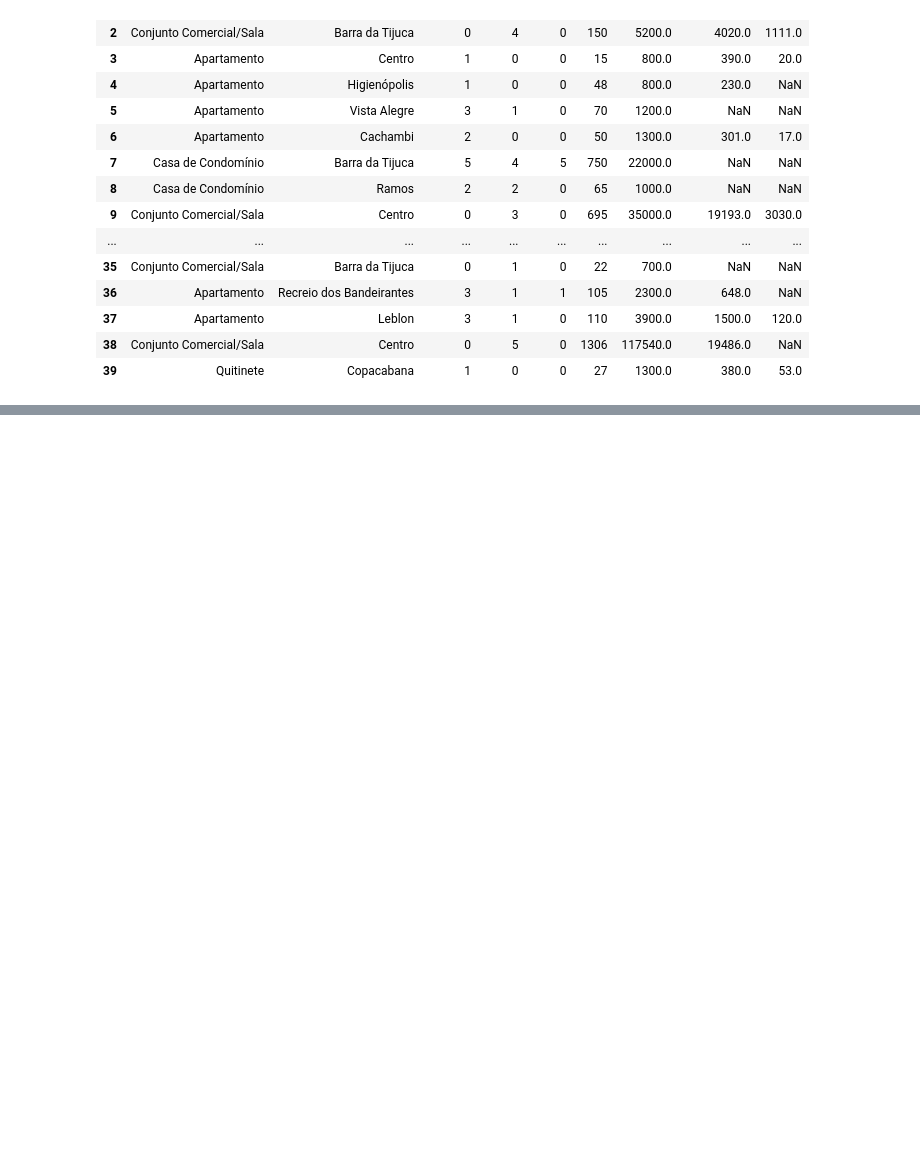
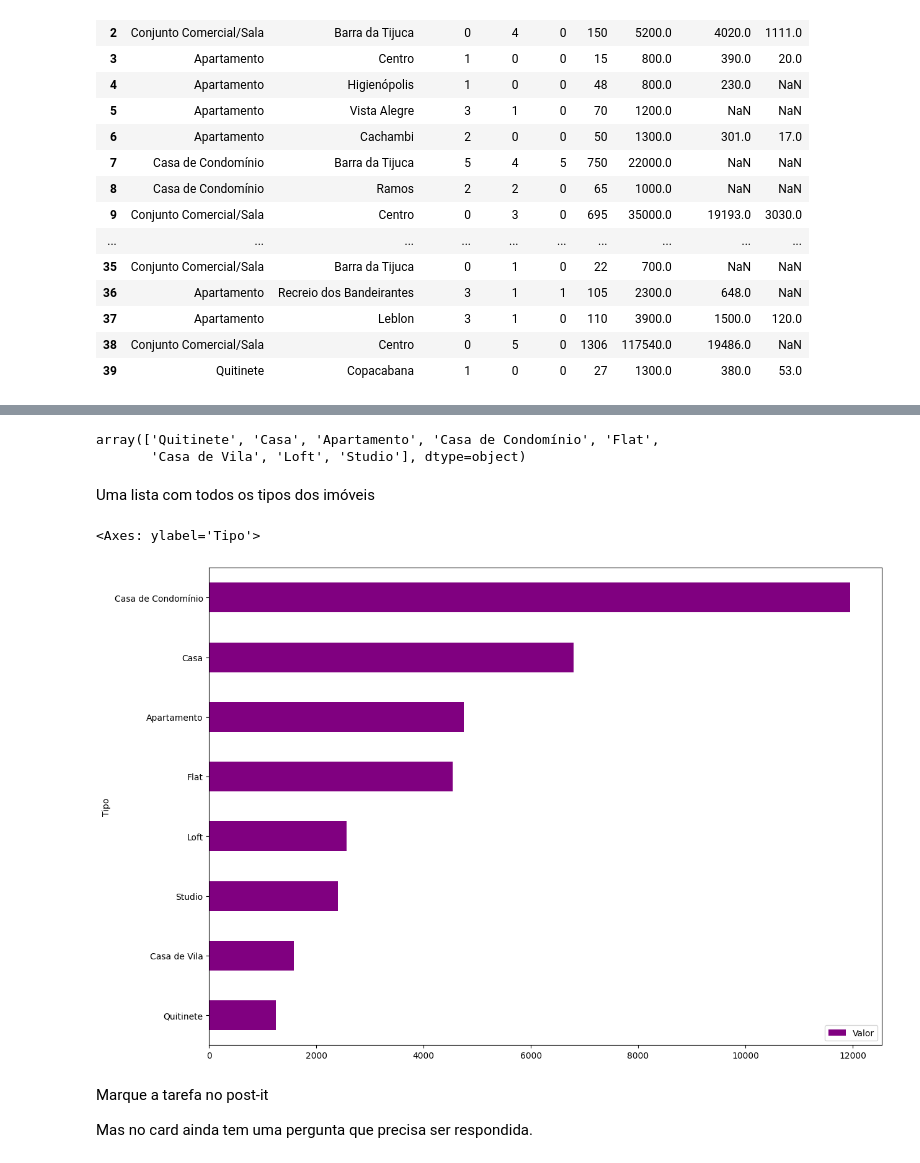
Before and after one commit to GabrielGitOLMD/semanaDataCiense, a Jupyter notebook: nivelzero.ipynb, the cells around one changed output, grey strips where cells are left out. Cells and saved outputs as stored; diff of their text form; code cells hidden in the pictures; blank space fills up the shorter version.

```diff
--- a/nivelzero.ipynb
+++ b/nivelzero.ipynb
@@ -587,0 +743,5 @@ df[35:38]
+# %%
+# vamos salvar em uma variável
+
+df = dados.query("@imoveis_comerciais not in Tipo")
+df.head()
@@ -587,0 +755,24 @@ df[35:38]
+# %%
+df.Tipo.unique()
+# %% [output]
+array(['Quitinete', 'Casa', 'Apartamento', 'Casa de Condomínio', 'Flat',
+       'Casa de Vila', 'Loft', 'Studio'], dtype=object)
+# %% [markdown]
+Uma lista com todos os tipos dos imóveis
+# %%
+# Vamos plotar um gráfico - crie uma variável para receber o dataframe
+
+# Vamos plotar um gráfico - crie uma variável para receber o dataframe
+
+df_preco_tipo = df.groupby('Tipo')[['Valor']].mean().sort_values('Valor')
+
+# Vou plotar agora...
+
+df_preco_tipo.plot(kind='barh',figsize=(14,10),color='purple')
+# %% [output]
+<Axes: ylabel='Tipo'>
+[figure, added]
+# %% [markdown]
+Marque a tarefa no post-it
+
+Mas no card ainda tem uma pergunta que precisa ser respondida.
```
Also changed, not shown: parts of 58 cells of this notebook.
